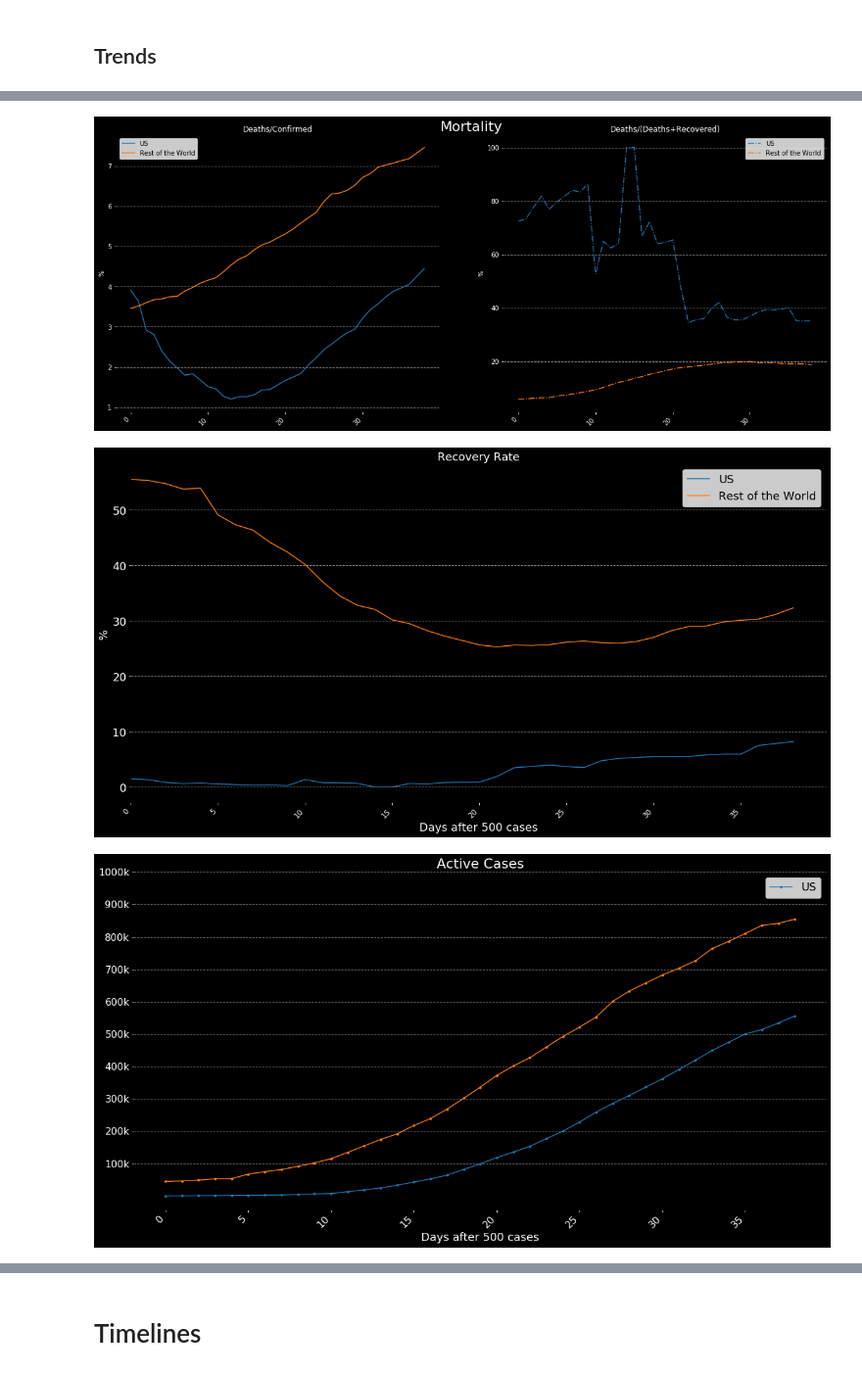
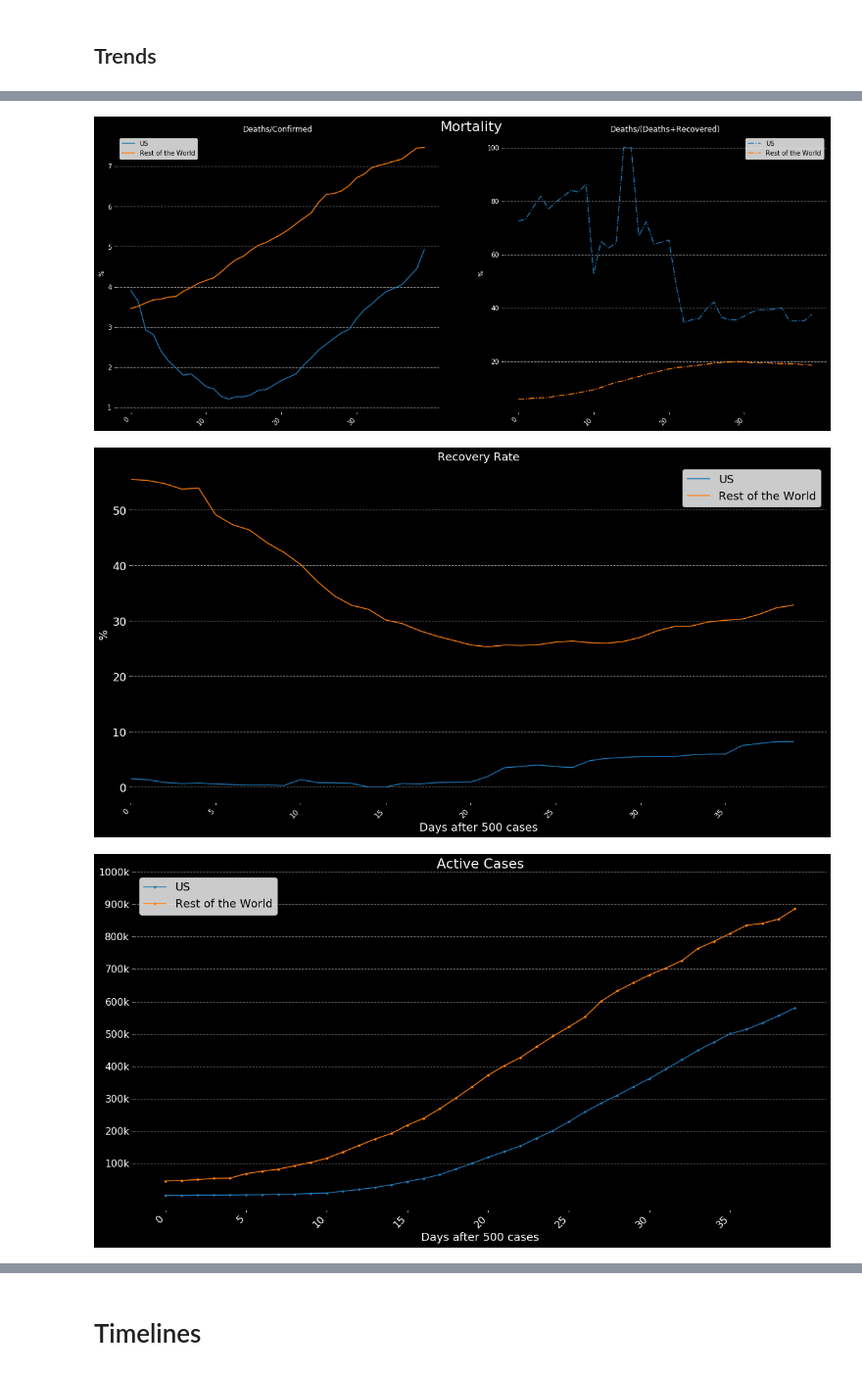
Before and after one commit to Thiagobc23/COVID-19, a Jupyter notebook: 01_COVID19.ipynb, the cells around one changed output, grey strips where cells are left out. Shown at 98% size. Saved outputs shown, nothing was run; the diff lists cells and outputs as text; code cells hidden in the pictures.

```diff
--- a/01_COVID19.ipynb
+++ b/01_COVID19.ipynb
@@ -25,8 +25,8 @@ world = world[~world.name.isin(["Antarctica", "Fr. S. Antarctic Lands"])]
 url = 'https://raw.githubusercontent.com/CSSEGISandData/COVID-19/master/csse_covid_19_data/csse_covid_19_daily_reports/'
 path = 'data/COVID-19/csse_covid_19_data/csse_covid_19_daily_reports/'
 
-file = '04-15-2020.csv'
-today = '04-15-2020'
+file = '04-16-2020.csv'
+today = '04-16-2020'
 today = pd.to_datetime(today, format = "%m-%d-%Y")
 df = pd.read_csv(path+file)
 df.head()
@@ -508,7 +508,7 @@ plot_contry(['US'], '03-08-2020', '03-09-2020')
 plot_contry(['US'], '03-08-2020', '03-09-2020', inverse=True)
 
 # yticks
-yticks = np.arange(100000, 1400001, 100000)
+yticks = np.arange(100000, 1500001, 100000)
 yticks_label =[str(i)[:-3] + 'k' for i in yticks]
 plt.yticks(yticks, labels = yticks_label, fontsize=18)
 
@@ -560,7 +560,7 @@ yticks_label =[str(i)[:-3] + 'k' for i in yticks]
 
 plt.yticks(yticks, labels = yticks_label, fontsize=16)
 plt.xticks(fontsize=16)
-plt.legend(['US'], fontsize=18)
+plt.legend(['US', 'Rest of the World'], fontsize=18)
 
 plt.savefig('img/active_us.png', facecolor='black', edgecolor='none')
 #plt.show()
@@ -569,6 +569,6 @@ plt.savefig('img/active_us.png', facecolor='black', edgecolor='none')
-[figure, old version]
+[figure, new version]
-[figure, old version]
+[figure, new version]
-[figure, old version]
+[figure, new version]
 # %%
 # Infected People
 
```
Also changed, not shown: parts of 11 cells of this notebook, 29 other files.
